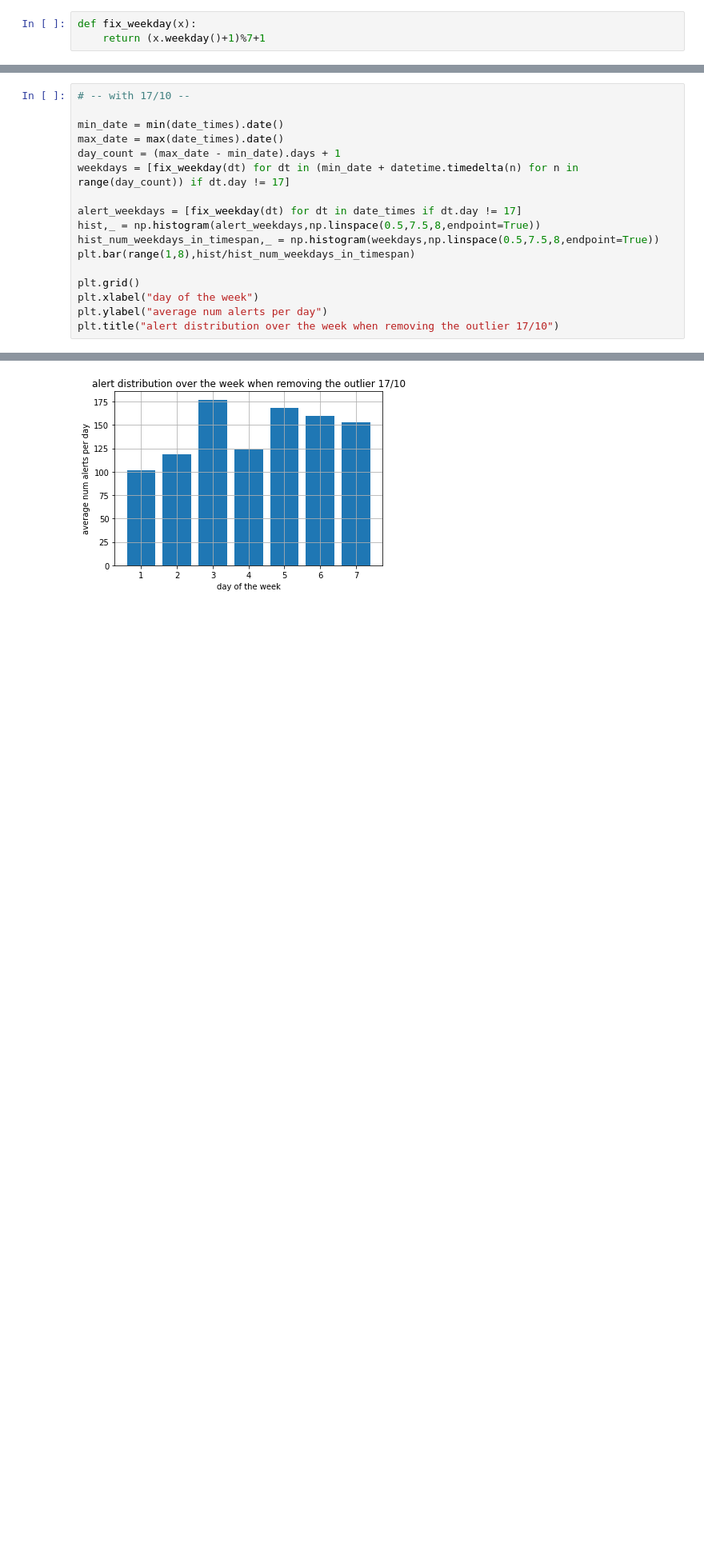
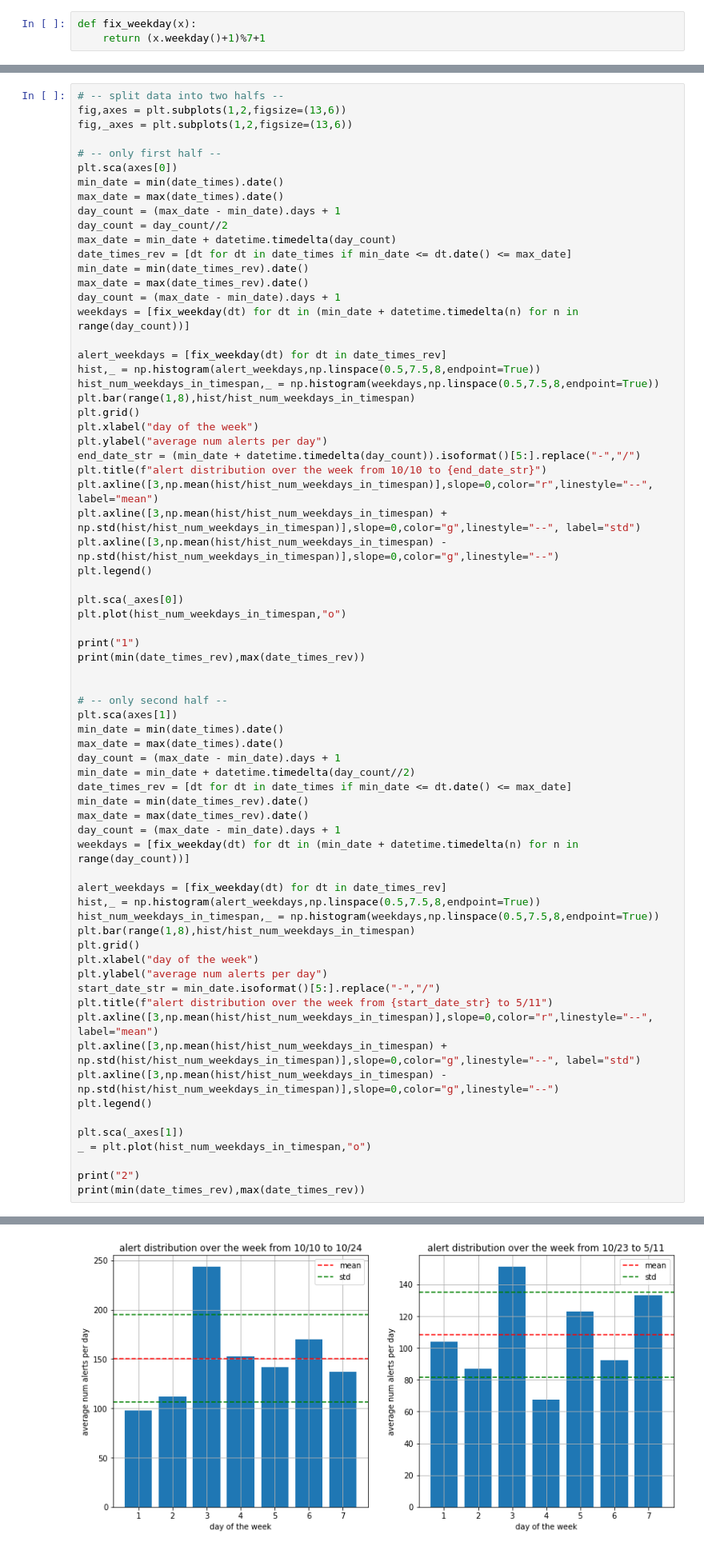
Before and after one commit to LiorAvrahami/Hamas_To_Israel_Rockets_2023, a Jupyter notebook: days_of_the_weak.ipynb, the cells around one changed output, grey strips where cells are left out. Shown at 80% size. Saved outputs shown, nothing was run; the diff lists cells and outputs as text; blank space fills up the shorter version.

```diff
--- a/days_of_the_weak.ipynb
+++ b/days_of_the_weak.ipynb
@@ -41,18 +41,71 @@ Text(0.5, 1.0, 'alert distribution over time')
 # %%
-# -- with 17/10 --
+# -- split data into two halfs --
+fig,axes = plt.subplots(1,2,figsize=(13,6))
+fig,_axes = plt.subplots(1,2,figsize=(13,6))
 
+# -- only first half --
+plt.sca(axes[0])
 min_date = min(date_times).date()
 max_date = max(date_times).date()
 day_count = (max_date - min_date).days + 1
-weekdays = [fix_weekday(dt) for dt in (min_date + datetime.timedelta(n) for n in range(day_count)) if dt.day != 17]
+day_count = day_count//2
+max_date = min_date + datetime.timedelta(day_count)
+date_times_rev = [dt for dt in date_times if min_date <= dt.date() <= max_date]
+min_date = min(date_times_rev).date()
+max_date = max(date_times_rev).date()
+day_count = (max_date - min_date).days + 1
+weekdays = [fix_weekday(dt) for dt in (min_date + datetime.timedelta(n) for n in range(day_count))]
 
-alert_weekdays = [fix_weekday(dt) for dt in date_times if dt.day != 17]
+alert_weekdays = [fix_weekday(dt) for dt in date_times_rev]
 hist,_ = np.histogram(alert_weekdays,np.linspace(0.5,7.5,8,endpoint=True))
 hist_num_weekdays_in_timespan,_ = np.histogram(weekdays,np.linspace(0.5,7.5,8,endpoint=True))
 plt.bar(range(1,8),hist/hist_num_weekdays_in_timespan)
-
 plt.grid()
 plt.xlabel("day of the week")
 plt.ylabel("average num alerts per day")
-plt.title("alert distribution over the week when removing the outlier 17/10")
+end_date_str = (min_date + datetime.timedelta(day_count)).isoformat()[5:].replace("-","/")
+plt.title(f"alert distribution over the week from 10/10 to {end_date_str}")
+plt.axline([3,np.mean(hist/hist_num_weekdays_in_timespan)],slope=0,color="r",linestyle="--", label="mean")
+plt.axline([3,np.mean(hist/hist_num_weekdays_in_timespan) + np.std(hist/hist_num_weekdays_in_timespan)],slope=0,color="g",linestyle="--", label="std")
+plt.axline([3,np.mean(hist/hist_num_weekdays_in_timespan) - np.std(hist/hist_num_weekdays_in_timespan)],slope=0,color="g",linestyle="--")
+plt.legend()
+
+plt.sca(_axes[0])
+plt.plot(hist_num_weekdays_in_timespan,"o")
+
+print("1")
+print(min(date_times_rev),max(date_times_rev))
+
+
+# -- only second half --
+plt.sca(axes[1])
+min_date = min(date_times).date()
+max_date = max(date_times).date()
+day_count = (max_date - min_date).days + 1
+min_date = min_date + datetime.timedelta(day_count//2)
+date_times_rev = [dt for dt in date_times if min_date <= dt.date() <= max_date]
+min_date = min(date_times_rev).date()
+max_date = max(date_times_rev).date()
+day_count = (max_date - min_date).days + 1
+weekdays = [fix_weekday(dt) for dt in (min_date + datetime.timedelta(n) for n in range(day_count))]
+
+alert_weekdays = [fix_weekday(dt) for dt in date_times_rev]
+hist,_ = np.histogram(alert_weekdays,np.linspace(0.5,7.5,8,endpoint=True))
+hist_num_weekdays_in_timespan,_ = np.histogram(weekdays,np.linspace(0.5,7.5,8,endpoint=True))
+plt.bar(range(1,8),hist/hist_num_weekdays_in_timespan)
+plt.grid()
+plt.xlabel("day of the week")
+plt.ylabel("average num alerts per day")
+start_date_str = min_date.isoformat()[5:].replace("-","/")
+plt.title(f"alert distribution over the week from {start_date_str} to 5/11")
+plt.axline([3,np.mean(hist/hist_num_weekdays_in_timespan)],slope=0,color="r",linestyle="--", label="mean")
+plt.axline([3,np.mean(hist/hist_num_weekdays_in_timespan) + np.std(hist/hist_num_weekdays_in_timespan)],slope=0,color="g",linestyle="--", label="std")
+plt.axline([3,np.mean(hist/hist_num_weekdays_in_timespan) - np.std(hist/hist_num_weekdays_in_timespan)],slope=0,color="g",linestyle="--")
+plt.legend()
+
+plt.sca(_axes[1])
+_ = plt.plot(hist_num_weekdays_in_timespan,"o")
+
+print("2")
+print(min(date_times_rev),max(date_times_rev))
 # %% [output]
@@ -60 +116 @@ Text(0.5, 1.0, 'alert distribution over the week when removing the outlier 17/10
-[figure, old version]
+[figure, new version]
```
Also changed, not shown: parts of 4 cells of this notebook.
